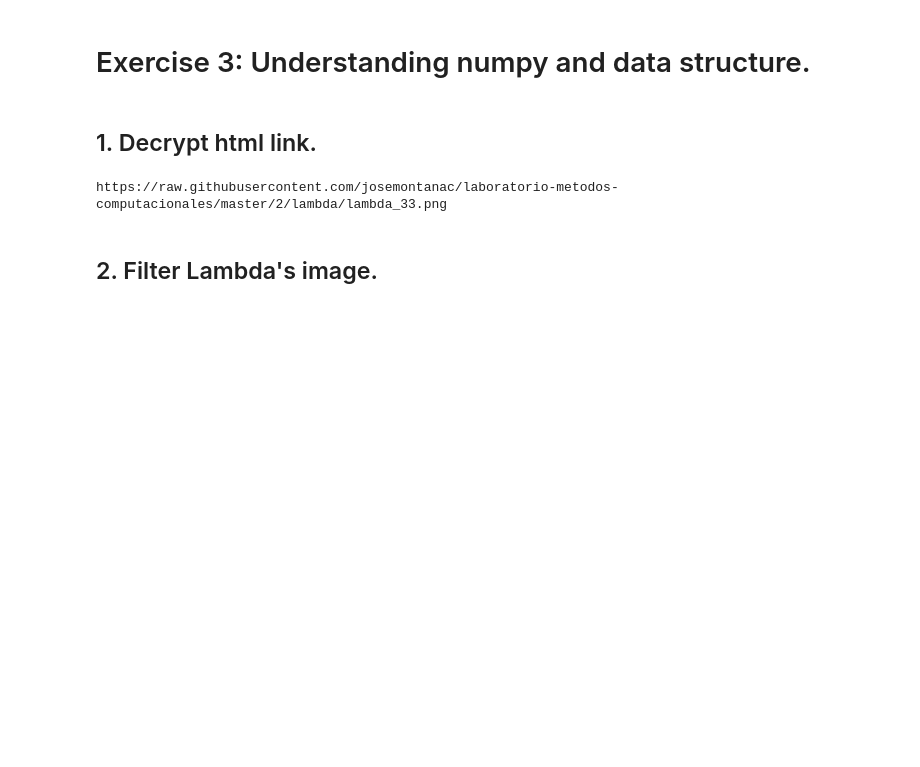
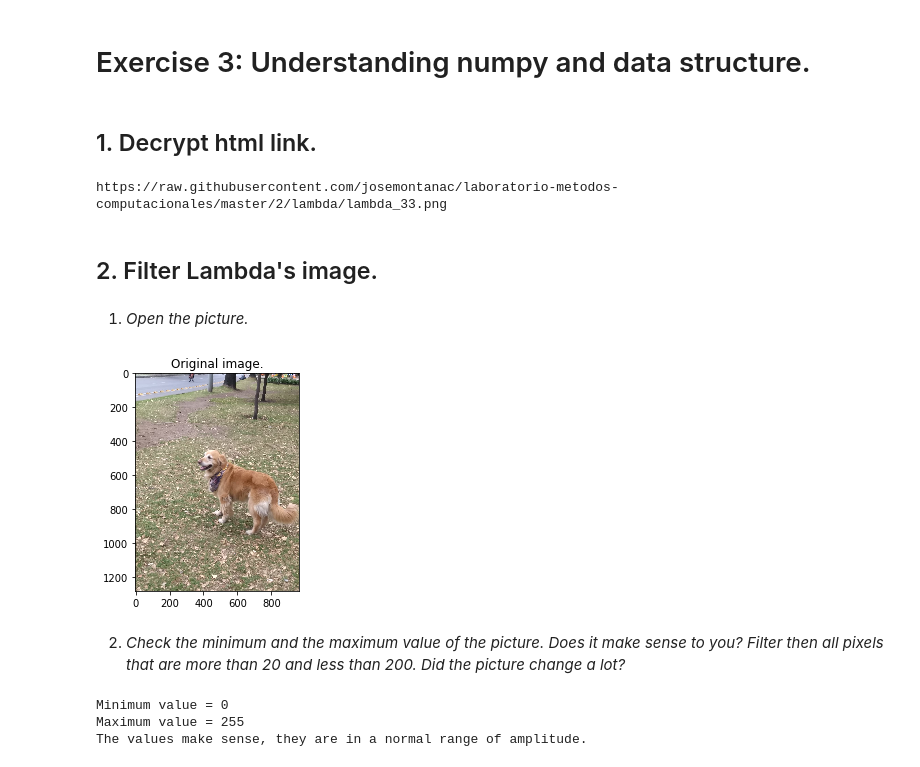
Before and after one commit to m-mejiap/Lab, a Jupyter notebook: Ex3.ipynb, the cells around one changed output. Saved outputs shown, nothing was run; the diff lists cells and outputs as text; code cells hidden in the pictures; blank space fills up the shorter version.

```diff
--- a/Ex3.ipynb
+++ b/Ex3.ipynb
@@ -26,3 +26,26 @@ print("".join(URL))
 https://raw.githubusercontent.com/josemontanac/laboratorio-metodos-computacionales/master/2/lambda/lambda_33.png
 # %% [markdown]
 ## 2. Filter Lambda's image.
+# %% [markdown]
+1. _Open the picture._
+# %%
+import matplotlib.pyplot as plt
+import matplotlib.image as mpimg
+import numpy as np
+
+img = np.array(mpimg.imread("lambda_33.png",format="rbg"))
+imgplot = plt.imshow(img)
+plt.title("Original image.")
+plt.show()
+# %% [output]
+[figure, added]
+# %% [markdown]
+2. _Check the minimum and the maximum value of the picture. Does it make sense to you? Filter then all pixels that are more than  20 and less than  200. Did the picture change a lot?_
+# %%
+print("Minimum value =", np.min(img))
+print("Maximum value =", np.max(img))
+print("The values make sense, they are in a normal range of amplitude.")
+# %% [output]
+Minimum value = 0
+Maximum value = 255
+The values make sense, they are in a normal range of amplitude.
```
Also changed, not shown: parts of 9 cells of this notebook.
